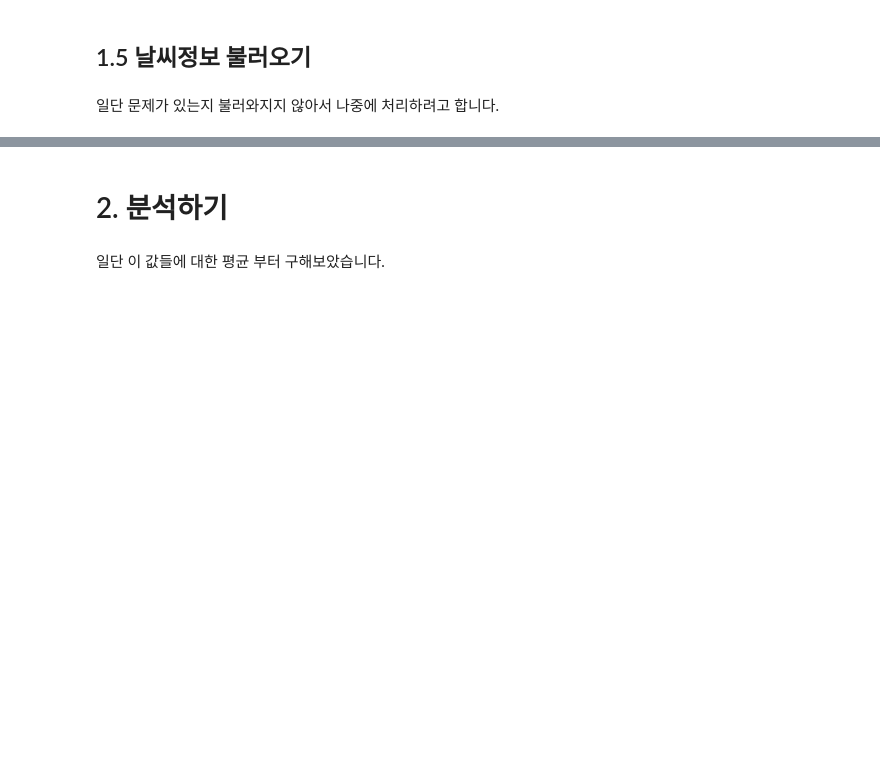
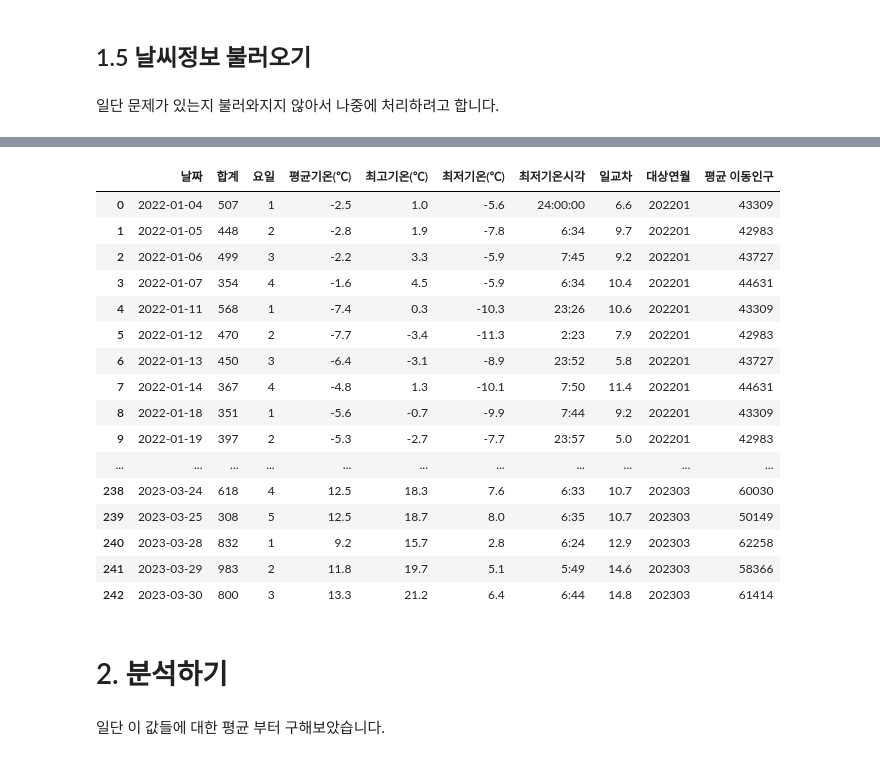
Before and after one commit to 10wook/School_Restaurants_demand_forcast, a Jupyter notebook: test.ipynb, the cells around one changed output, grey strips where cells are left out. Saved outputs shown, nothing was run; the diff lists cells and outputs as text; code cells hidden in the pictures; blank space fills up the shorter version.

```diff
--- a/test.ipynb
+++ b/test.ipynb
@@ -1112,0 +1151,2 @@ UnicodeDecodeError: 'utf-8' codec can't decode bytes in position 15-16: invalid
+# %%
+flow = pd.read_csv('LM_sangdo')
@@ -1112,0 +1188,4 @@ UnicodeDecodeError: 'utf-8' codec can't decode bytes in position 15-16: invalid
+# %%
+def convert_weekday_to_number(weekday):
+    weekdays = ['월', '화', '수', '목', '금', '토', '일']
+    return weekdays.index(weekday)
@@ -1112,0 +1225,20 @@ UnicodeDecodeError: 'utf-8' codec can't decode bytes in position 15-16: invalid
+# %%
+date_weather_flow_tot
+# %% [output]
+|  | 날짜 | 합계 | 요일 | 평균기온(℃) | 최고기온(℃) | 최저기온(℃) | 최저기온시각 | 일교차 | 대상연월 | 평균 이동인구 |
+| 0 | 2022-01-04 | 507 | 1 | -2.5 | 1.0 | -5.6 | 24:00:00 | 6.6 | 202201 | 43309 |
+| 1 | 2022-01-05 | 448 | 2 | -2.8 | 1.9 | -7.8 | 6:34 | 9.7 | 202201 | 42983 |
+| 2 | 2022-01-06 | 499 | 3 | -2.2 | 3.3 | -5.9 | 7:45 | 9.2 | 202201 | 43727 |
+| 3 | 2022-01-07 | 354 | 4 | -1.6 | 4.5 | -5.9 | 6:34 | 10.4 | 202201 | 44631 |
+| 4 | 2022-01-11 | 568 | 1 | -7.4 | 0.3 | -10.3 | 23:26 | 10.6 | 202201 | 43309 |
+| 5 | 2022-01-12 | 470 | 2 | -7.7 | -3.4 | -11.3 | 2:23 | 7.9 | 202201 | 42983 |
+| 6 | 2022-01-13 | 450 | 3 | -6.4 | -3.1 | -8.9 | 23:52 | 5.8 | 202201 | 43727 |
+| 7 | 2022-01-14 | 367 | 4 | -4.8 | 1.3 | -10.1 | 7:50 | 11.4 | 202201 | 44631 |
+| 8 | 2022-01-18 | 351 | 1 | -5.6 | -0.7 | -9.9 | 7:44 | 9.2 | 202201 | 43309 |
+| 9 | 2022-01-19 | 397 | 2 | -5.3 | -2.7 | -7.7 | 23:57 | 5.0 | 202201 | 42983 |
+| ... | ... | ... | ... | ... | ... | ... | ... | ... | ... | ... |
+| 238 | 2023-03-24 | 618 | 4 | 12.5 | 18.3 | 7.6 | 6:33 | 10.7 | 202303 | 60030 |
+| 239 | 2023-03-25 | 308 | 5 | 12.5 | 18.7 | 8.0 | 6:35 | 10.7 | 202303 | 50149 |
+| 240 | 2023-03-28 | 832 | 1 | 9.2 | 15.7 | 2.8 | 6:24 | 12.9 | 202303 | 62258 |
+| 241 | 2023-03-29 | 983 | 2 | 11.8 | 19.7 | 5.1 | 5:49 | 14.6 | 202303 | 58366 |
+| 242 | 2023-03-30 | 800 | 3 | 13.3 | 21.2 | 6.4 | 6:44 | 14.8 | 202303 | 61414 |
```
Also changed, not shown: parts of 31 cells of this notebook, 3 other files.
